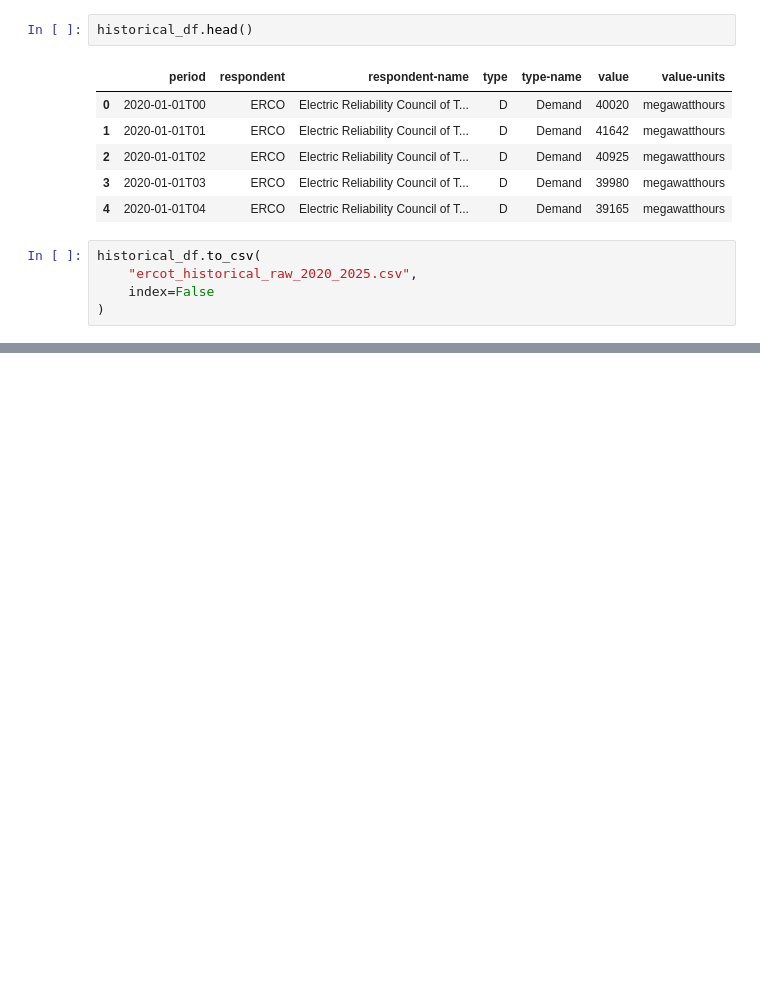
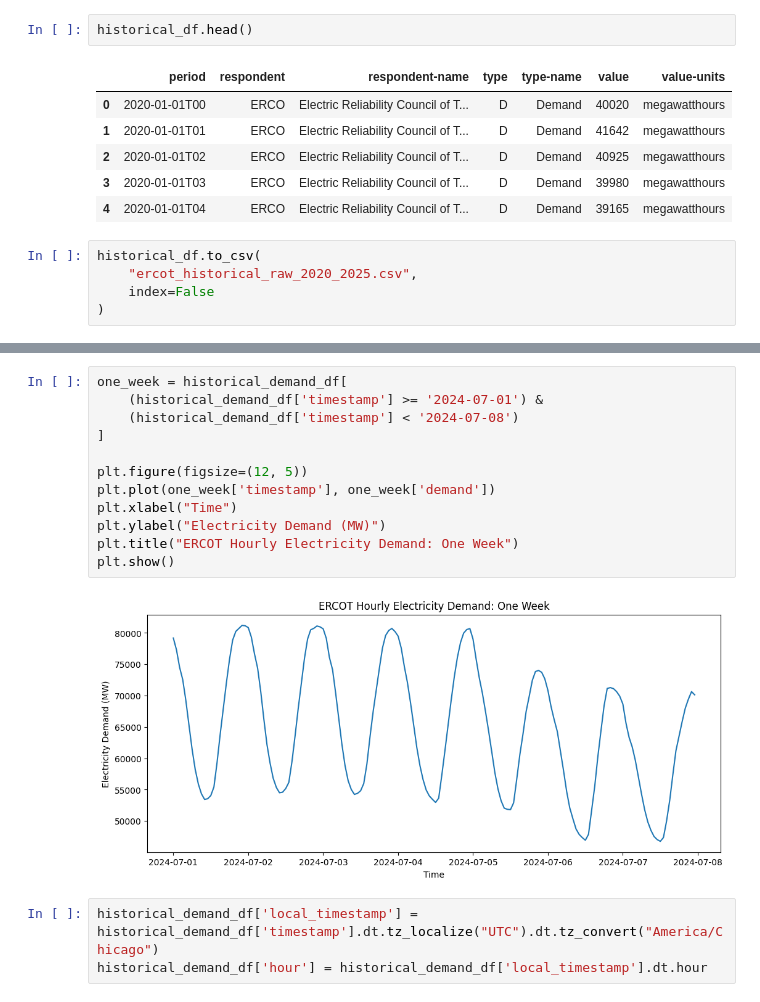
Before and after one commit to Chen-M-22/GridCast, a Jupyter notebook: 01_data_exploration.ipynb, the cells around one changed output, grey strips where cells are left out. Cells and saved outputs as stored; diff of their text form; blank space fills up the shorter version.

```diff
--- a/01_data_exploration.ipynb
+++ b/01_data_exploration.ipynb
@@ -242,0 +430,17 @@ historical_df.to_csv(
+# %%
+one_week = historical_demand_df[
+    (historical_demand_df['timestamp'] >= '2024-07-01') &
+    (historical_demand_df['timestamp'] < '2024-07-08')
+]
+
+plt.figure(figsize=(12, 5))
+plt.plot(one_week['timestamp'], one_week['demand'])
+plt.xlabel("Time")
+plt.ylabel("Electricity Demand (MW)")
+plt.title("ERCOT Hourly Electricity Demand: One Week")
+plt.show()
+# %% [output]
+[figure, added]
+# %%
+historical_demand_df['local_timestamp'] = historical_demand_df['timestamp'].dt.tz_localize("UTC").dt.tz_convert("America/Chicago")
+historical_demand_df['hour'] = historical_demand_df['local_timestamp'].dt.hour
```
Also changed, not shown: parts of 25 cells of this notebook.
